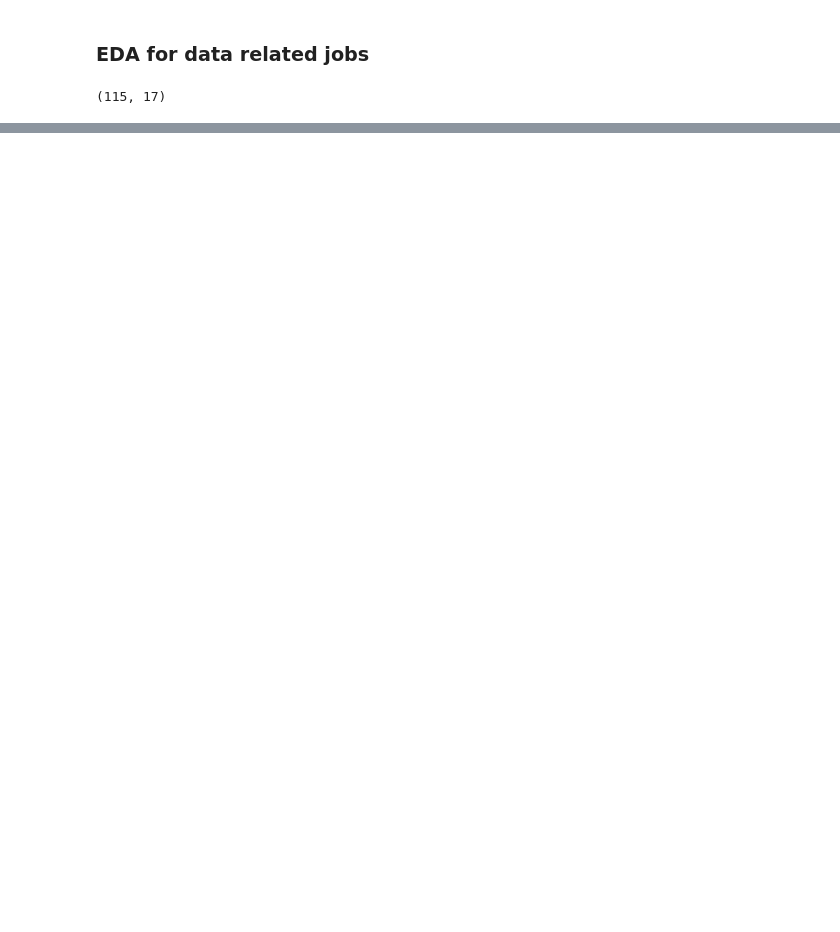
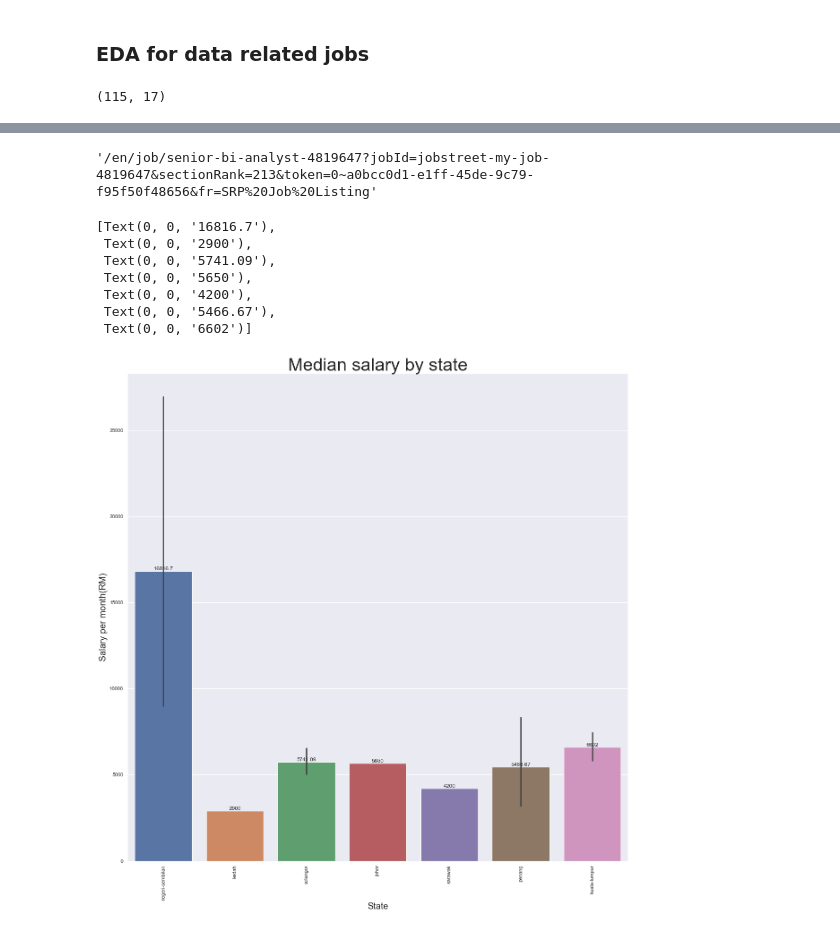
Before and after one commit to roosern-dev/Malaysia_data_jobs_analysis, a Jupyter notebook: data/cleaning.ipynb, the cells around one changed output, grey strips where cells are left out. Drawn from its saved outputs; the diff is of its cells as text; code cells hidden in the pictures; blank space fills up the shorter version.

```diff
--- a/data/cleaning.ipynb
+++ b/data/cleaning.ipynb
@@ -404,0 +508,23 @@ dtype: int64
+# %%
+df_data_jobs[df_data_jobs['median_salary']>30000].iloc[1]['job_link']
+# %% [output]
+'/en/job/senior-bi-analyst-4819647?jobId=jobstreet-my-job-4819647&sectionRank=213&token=0~a0bcc0d1-e1ff-45de-9c79-f95f50f48656&fr=SRP%20Job%20Listing'
+# %%
+df_no_outliers = df_data_jobs[df_data_jobs['median_salary']<30000]
+# %%
+sns.set(rc={'figure.figsize':(20,20)})
+bar = sns.barplot(data=df_no_outliers, x='state', y='median_salary')
+bar.set_title("Median salary by state", fontsize=40)
+bar.set_ylabel("Salary per month(RM)", fontsize=20)
+bar.set_xlabel("State", fontsize=20)
+bar.tick_params(axis='x', rotation=90)
+bar.bar_label(bar.containers[0])
+# %% [output]
+[Text(0, 0, '16816.7'),
+ Text(0, 0, '2900'),
+ Text(0, 0, '5741.09'),
+ Text(0, 0, '5650'),
+ Text(0, 0, '4200'),
+ Text(0, 0, '5466.67'),
+ Text(0, 0, '6602')]
+[figure, added]
```
Also changed, not shown: parts of 24 cells of this notebook.
